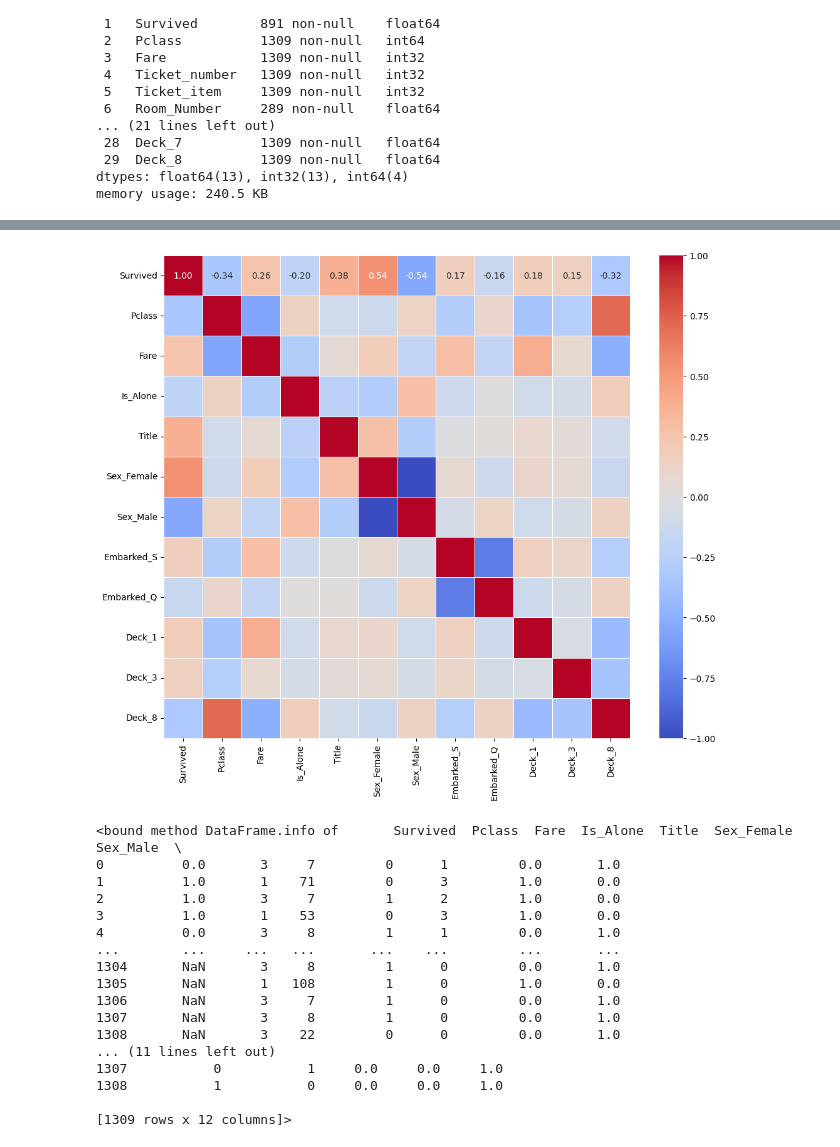
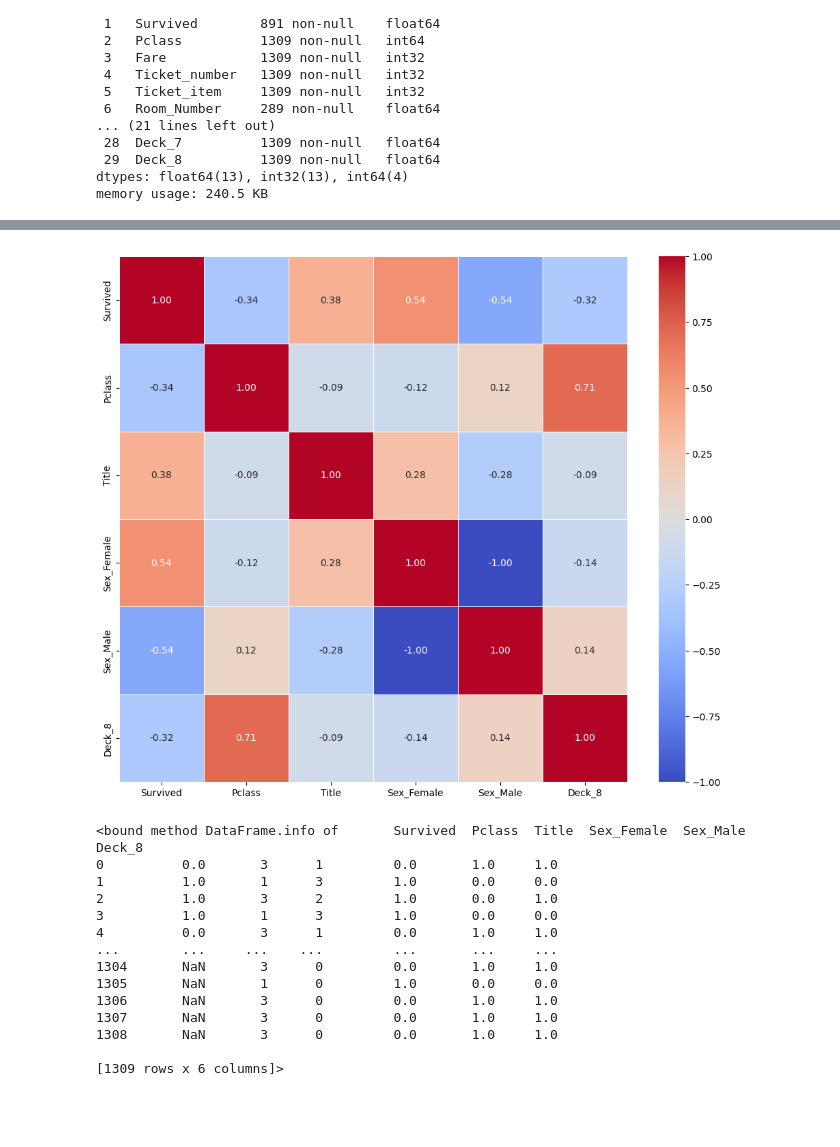
Before and after one commit to Shengan01/Kaggle, a Jupyter notebook: Competitions/Titanic/titan.ipynb, the cells around one changed output, grey strips where cells are left out. Drawn from its saved outputs; the diff is of its cells as text; code cells hidden in the pictures; blank space fills up the shorter version.

```diff
--- a/Competitions/Titanic/titan.ipynb
+++ b/Competitions/Titanic/titan.ipynb
@@ -310,33 +311,29 @@ plt.show()
 # %%
 correlation_with_survived = data.corr()['Survived'].abs().sort_values(ascending=False)
-threshold = 0.15
+threshold = 0.3
 low_correlation_features = correlation_with_survived[correlation_with_survived < threshold].index
 data.drop(low_correlation_features, axis=1, inplace=True)
 # %%
 correlation_matrix = data.corr()
 plt.figure(figsize=(12, 10))
 sns.heatmap(correlation_matrix, annot=True, cmap='coolwarm', fmt=".2f", linewidths=.5)
 plt.show()
-data.info
 # %% [output]
-[figure, old version]
+[figure, new version]
-<bound method DataFrame.info of       Survived  Pclass  Fare  Is_Alone  Title  Sex_Female  Sex_Male  \
-0          0.0       3     7         0      1         0.0       1.0
-1          1.0       1    71         0      3         1.0       0.0
-2          1.0       3     7         1      2         1.0       0.0
-3          1.0       1    53         0      3         1.0       0.0
-4          0.0       3     8         1      1         0.0       1.0
-...        ...     ...   ...       ...    ...         ...       ...
-1304       NaN       3     8         1      0         0.0       1.0
-1305       NaN       1   108         1      0         1.0       0.0
-1306       NaN       3     7         1      0         0.0       1.0
-1307       NaN       3     8         1      0         0.0       1.0
-1308       NaN       3    22         0      0         0.0       1.0
-... (11 lines left out)
-1307           0           1     0.0     0.0     1.0
-1308           1           0     0.0     0.0     1.0
+<bound method DataFrame.info of       Survived  Pclass  Title  Sex_Female  Sex_Male  Deck_8
+0          0.0       3      1         0.0       1.0     1.0
+1          1.0       1      3         1.0       0.0     0.0
+2          1.0       3      2         1.0       0.0     1.0
+3          1.0       1      3         1.0       0.0     0.0
+4          0.0       3      1         0.0       1.0     1.0
+...        ...     ...    ...         ...       ...     ...
+1304       NaN       3      0         0.0       1.0     1.0
+1305       NaN       1      0         1.0       0.0     0.0
+1306       NaN       3      0         0.0       1.0     1.0
+1307       NaN       3      0         0.0       1.0     1.0
+1308       NaN       3      0         0.0       1.0     1.0
 
-[1309 rows x 12 columns]>
+[1309 rows x 6 columns]>
 # %%
 train_data = data.iloc[:len(train_data)]
 test_data = data.iloc[len(train_data):]
```
Also changed, not shown: parts of 4 cells of this notebook, 1 other file.
